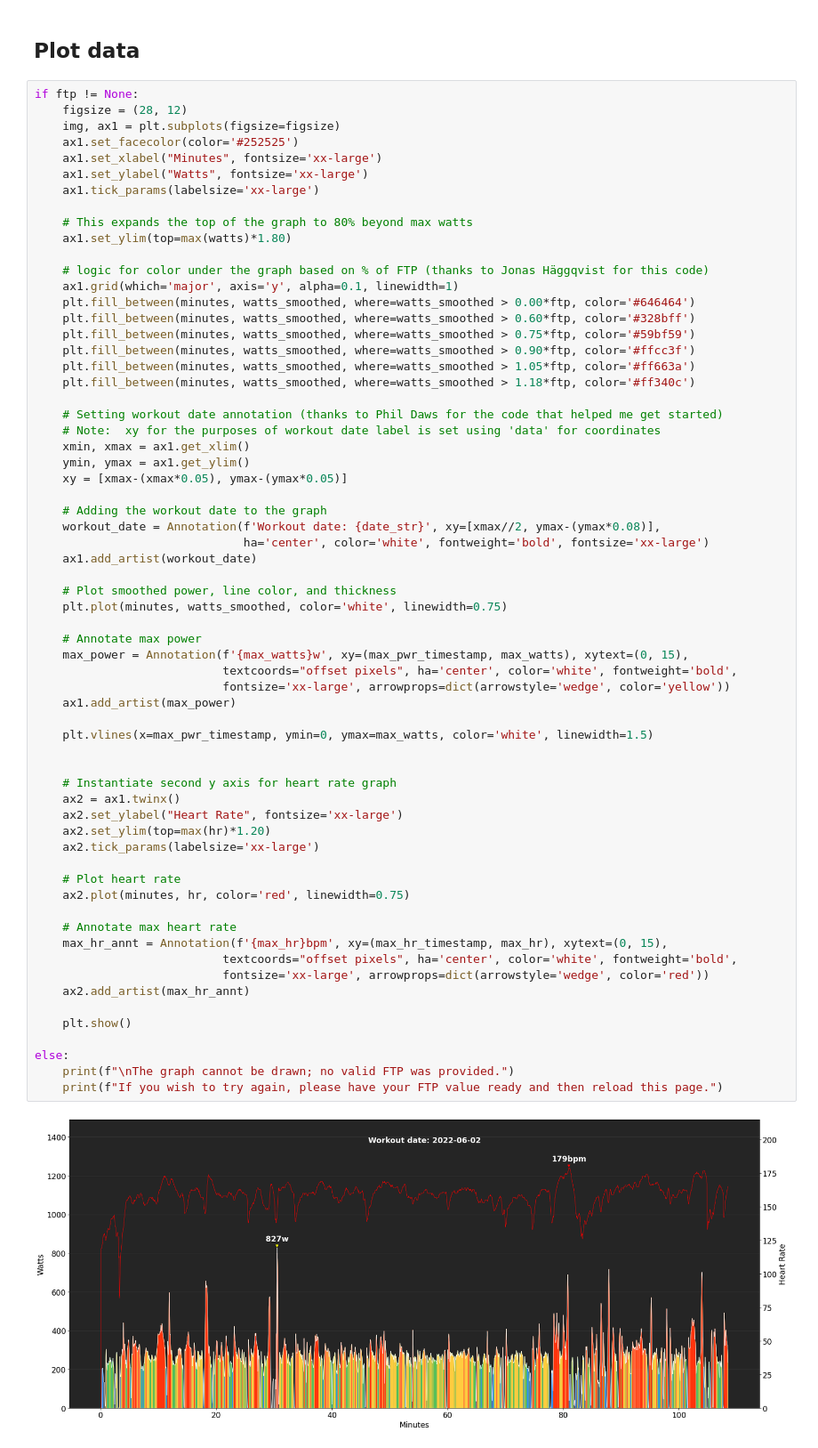
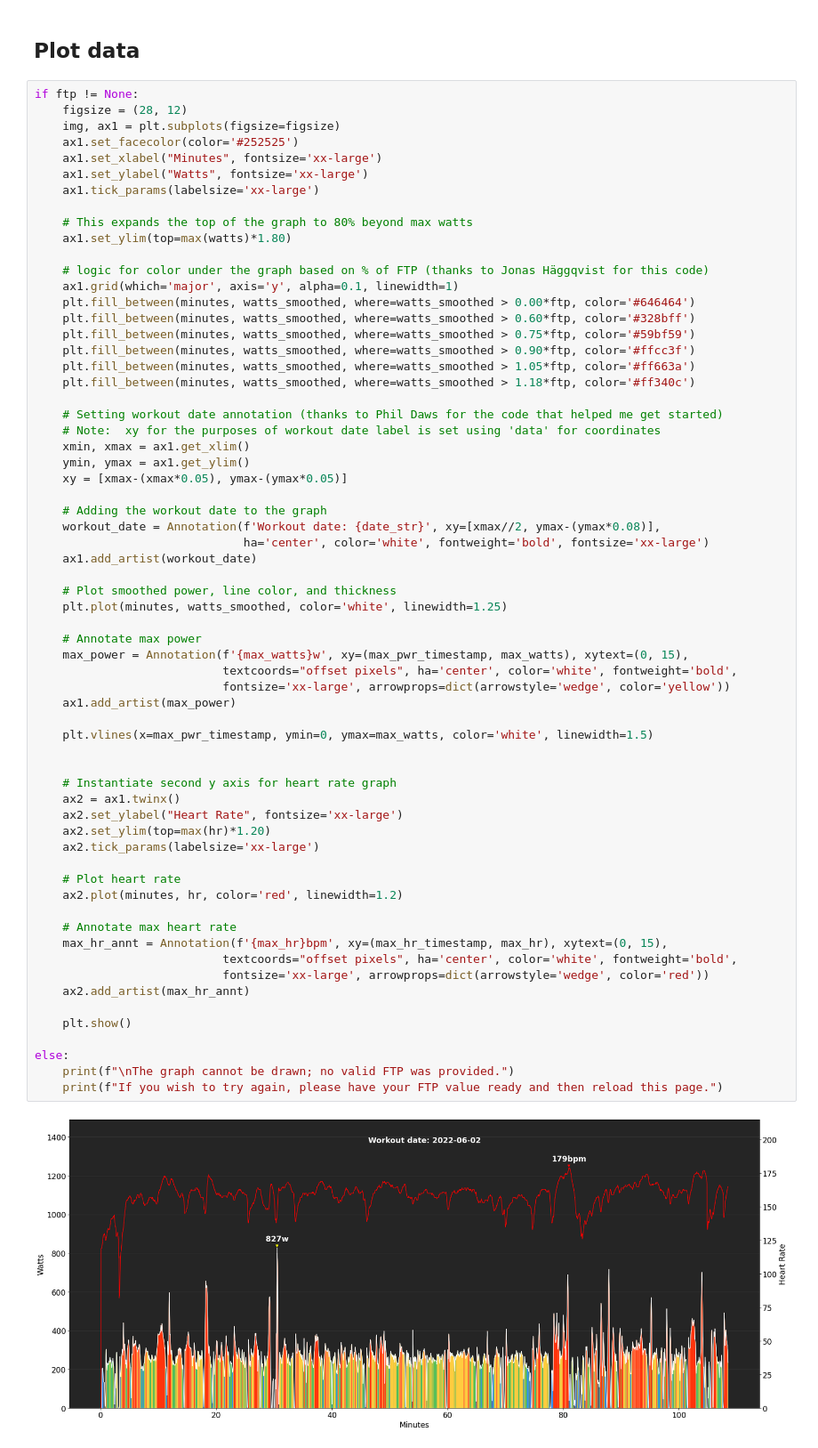
Before and after one commit to gdurante2019/graph-workout-streamlit, a Jupyter notebook: Graph-from-fitfile-062022_v2.ipynb, the cells around one changed output. Shown at 89% size. Cells and saved outputs as stored; diff of their text form.

Commit message:
Upload new example graph

```diff
--- a/Graph-from-fitfile-062022_v2.ipynb
+++ b/Graph-from-fitfile-062022_v2.ipynb
@@ -340,36 +340,36 @@ if ftp != None:
     ax1.add_artist(workout_date)
 
     # Plot smoothed power, line color, and thickness
-    plt.plot(minutes, watts_smoothed, color='white', linewidth=0.75)
+    plt.plot(minutes, watts_smoothed, color='white', linewidth=1.25)
 
     # Annotate max power
     max_power = Annotation(f'{max_watts}w', xy=(max_pwr_timestamp, max_watts), xytext=(0, 15),
                            textcoords="offset pixels", ha='center', color='white', fontweight='bold',
                            fontsize='xx-large', arrowprops=dict(arrowstyle='wedge', color='yellow'))
     ax1.add_artist(max_power)
 
     plt.vlines(x=max_pwr_timestamp, ymin=0, ymax=max_watts, color='white', linewidth=1.5)
 
 
     # Instantiate second y axis for heart rate graph
     ax2 = ax1.twinx()
     ax2.set_ylabel("Heart Rate", fontsize='xx-large')
     ax2.set_ylim(top=max(hr)*1.20)
     ax2.tick_params(labelsize='xx-large')
 
     # Plot heart rate
-    ax2.plot(minutes, hr, color='red', linewidth=0.75)
+    ax2.plot(minutes, hr, color='red', linewidth=1.2)
 
     # Annotate max heart rate
     max_hr_annt = Annotation(f'{max_hr}bpm', xy=(max_hr_timestamp, max_hr), xytext=(0, 15),
                            textcoords="offset pixels", ha='center', color='white', fontweight='bold',
                            fontsize='xx-large', arrowprops=dict(arrowstyle='wedge', color='red'))
     ax2.add_artist(max_hr_annt)
 
     plt.show()
 
 else:
     print(f"\nThe graph cannot be drawn; no valid FTP was provided.")
     print(f"If you wish to try again, please have your FTP value ready and then reload this page.")
 # %% [output]
-[figure, old version]
+[figure, new version]
```
Also changed, not shown: 1 other file.
